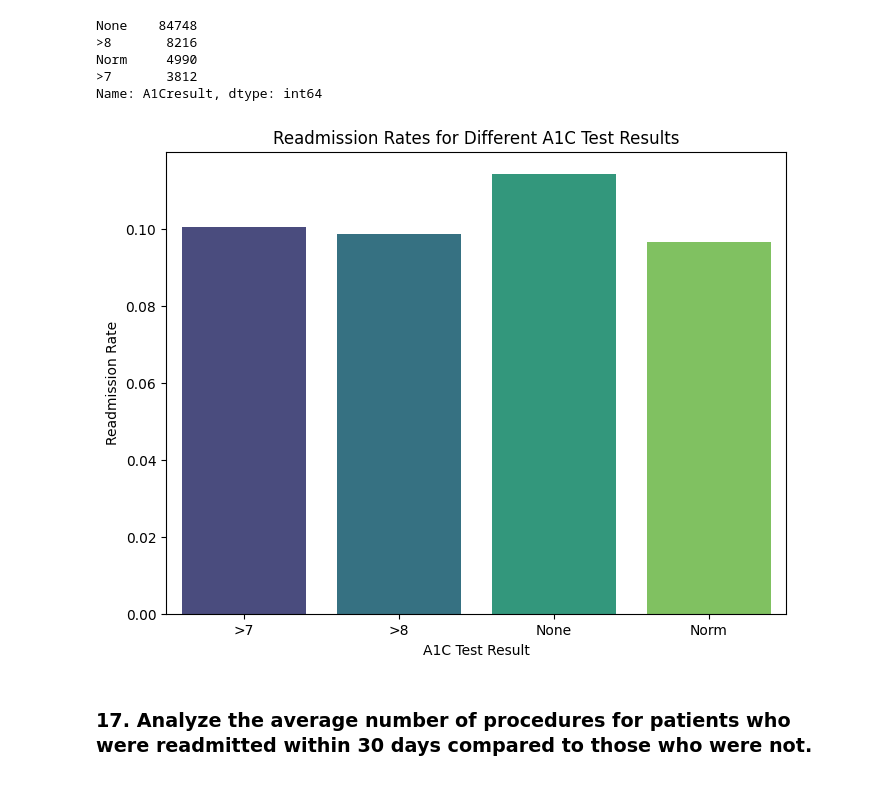
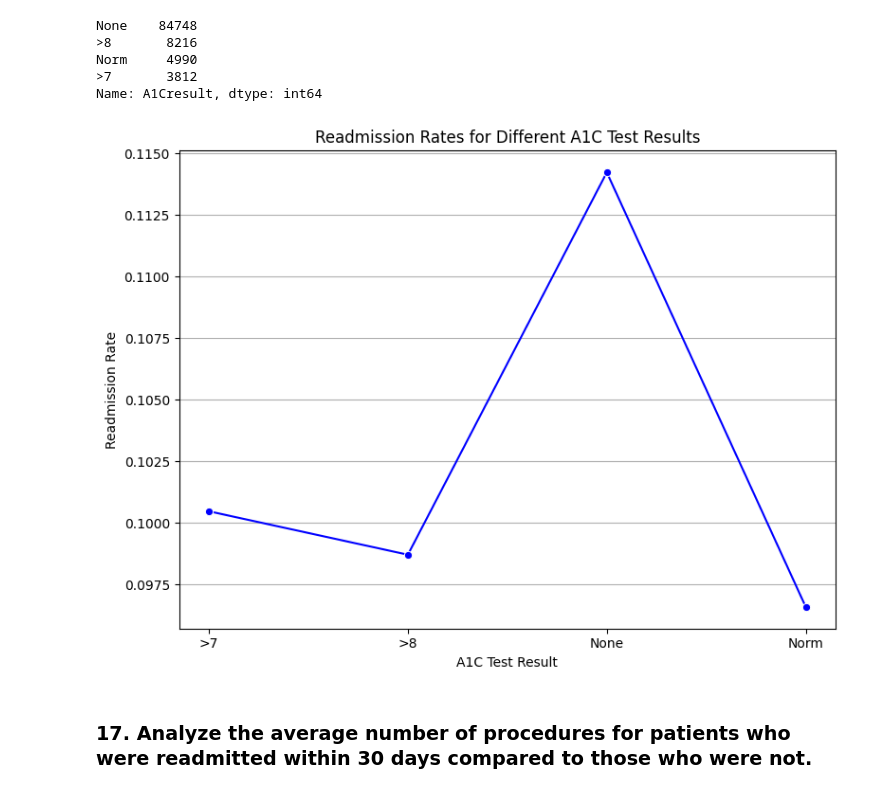
Before and after one commit to Thomas-George-T/Diabetic-Readmission-Exploration, a Jupyter notebook: Diabetic-Readmissions-Exploration.ipynb, the cells around one changed output. Cells and saved outputs as stored; diff of their text form; code cells hidden in the pictures.

Commit message:
Updated plots

```diff
--- a/Diabetic-Readmissions-Exploration.ipynb
+++ b/Diabetic-Readmissions-Exploration.ipynb
@@ -572,23 +574,23 @@ None    84748
 Norm     4990
 >7       3812
 Name: A1Cresult, dtype: int64
-# %%
-# Group the data by 'A1Cresult' and calculate the readmission rate for each group
-a1c_grouped_data = data_df.groupby(
-    'A1Cresult')['readmitted'].value_counts(normalize=True).unstack()
-readmission_rates = a1c_grouped_data['<30']
-
-# Create a bar plot to visualize the readmission rates for each A1C result
-plt.figure(figsize=(8, 6))
-sns.barplot(x=readmission_rates.index,
-            y=readmission_rates.values, palette='viridis')
-
-# Adding labels and title
-plt.xlabel('A1C Test Result')
-plt.ylabel('Readmission Rate')
-plt.title('Readmission Rates for Different A1C Test Results');
-# %% [output]
-[figure, removed]
+# %%
+# Group the data by 'A1Cresult' and calculate the readmission rate for each group
+a1c_grouped_data = data_df.groupby('A1Cresult')['readmitted'].value_counts(normalize=True).unstack()
+readmission_rates = a1c_grouped_data['<30']
+
+# Create a line plot to visualize the readmission rates for each A1C result
+plt.figure(figsize=(8, 6))
+sns.lineplot(x=readmission_rates.index, y=readmission_rates.values, data=readmission_rates, marker='o', color='blue')
+
+# Adding labels and title
+plt.xlabel('A1C Test Result')
+plt.ylabel('Readmission Rate')
+plt.title('Readmission Rates for Different A1C Test Results')
+plt.grid(axis='y')
+plt.tight_layout()
+# %% [output]
+[figure, added]
 # %% [markdown]
 <h3> 17. Analyze the average number of procedures for patients who were readmitted within 30 days compared to those who were not.</h3>
 # %%
```
Also changed, not shown: parts of 6 cells of this notebook.
